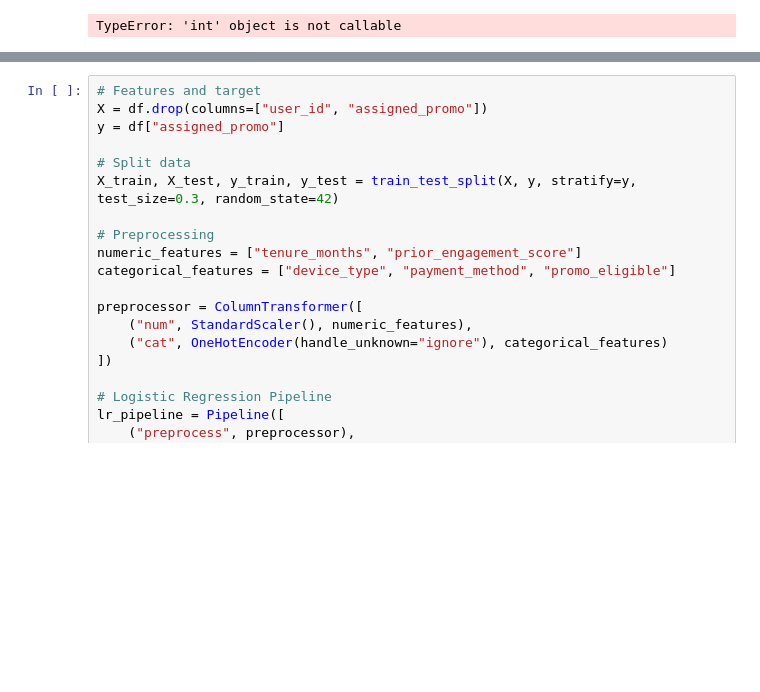
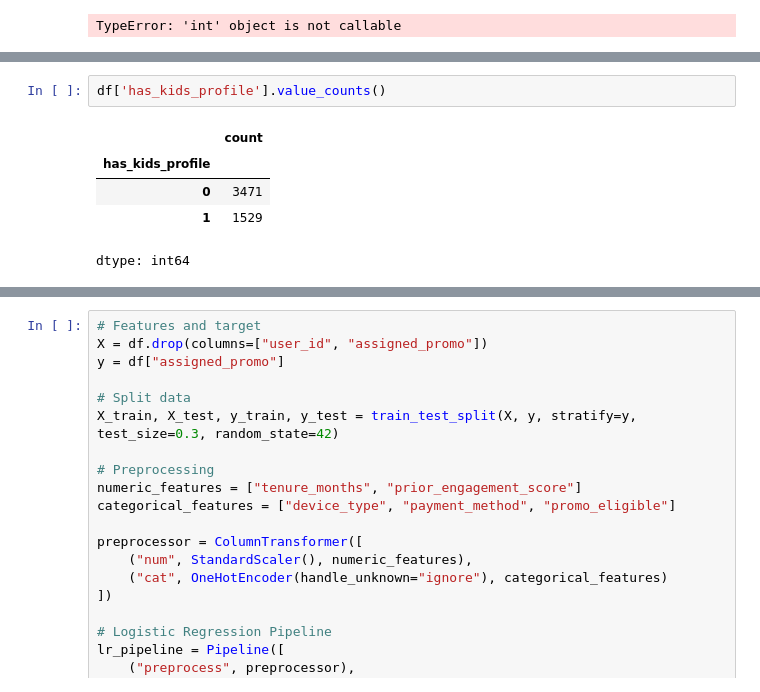
Before and after one commit to stevechengnyc/meta_learners, a Jupyter notebook: peacock_propensity_modeling.ipynb, the cells around one changed output, grey strips where cells are left out. Cells and saved outputs as stored; diff of their text form; blank space fills up the shorter version.

```diff
--- a/peacock_propensity_modeling.ipynb
+++ b/peacock_propensity_modeling.ipynb
@@ -76,0 +241,8 @@ TypeError: 'int' object is not callable
+# %%
+df['has_kids_profile'].value_counts()
+# %% [output]
+|  | count |
+| has_kids_profile |  |
+| 0 | 3471 |
+| 1 | 1529 |
+dtype: int64
```
Also changed, not shown: parts of 22 cells of this notebook.
